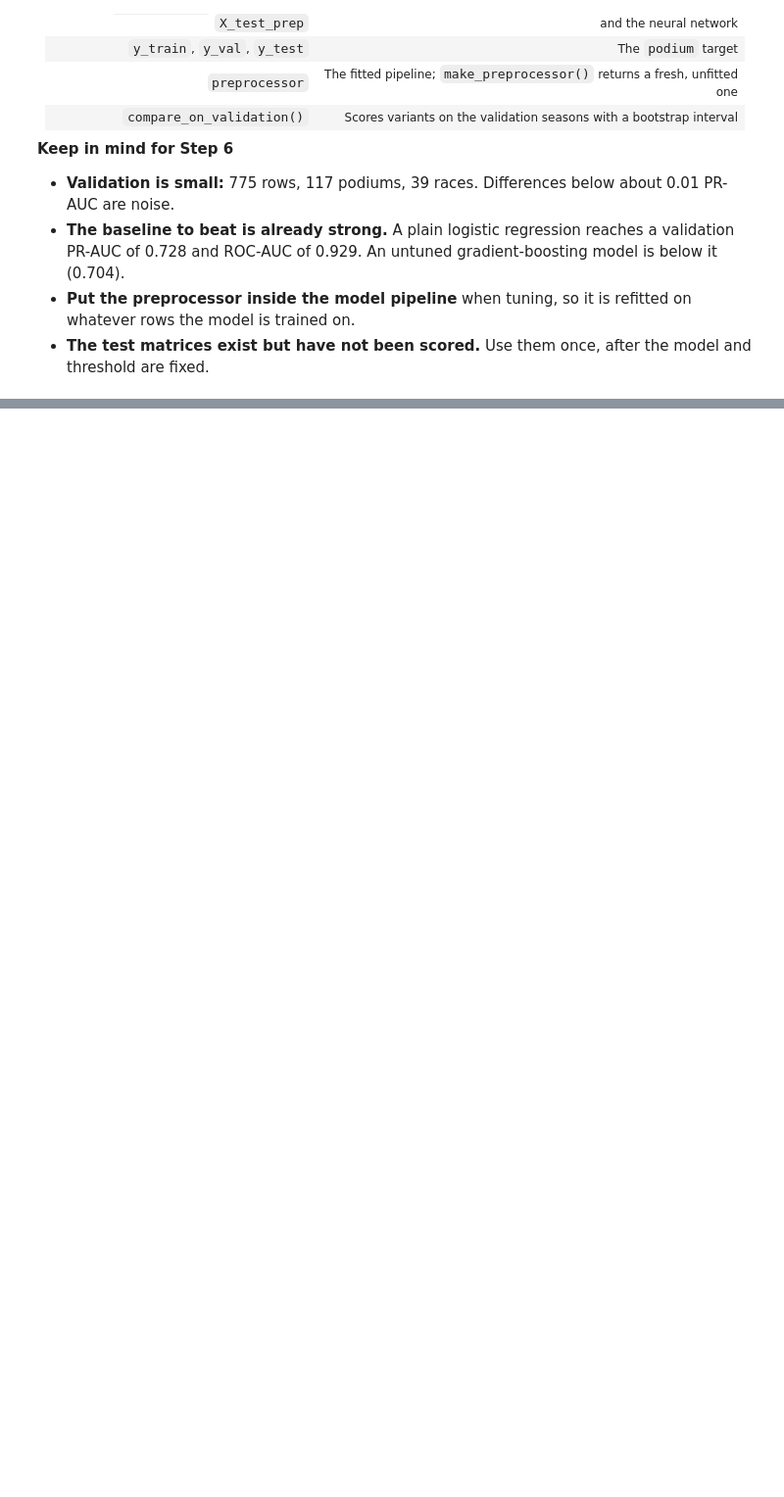
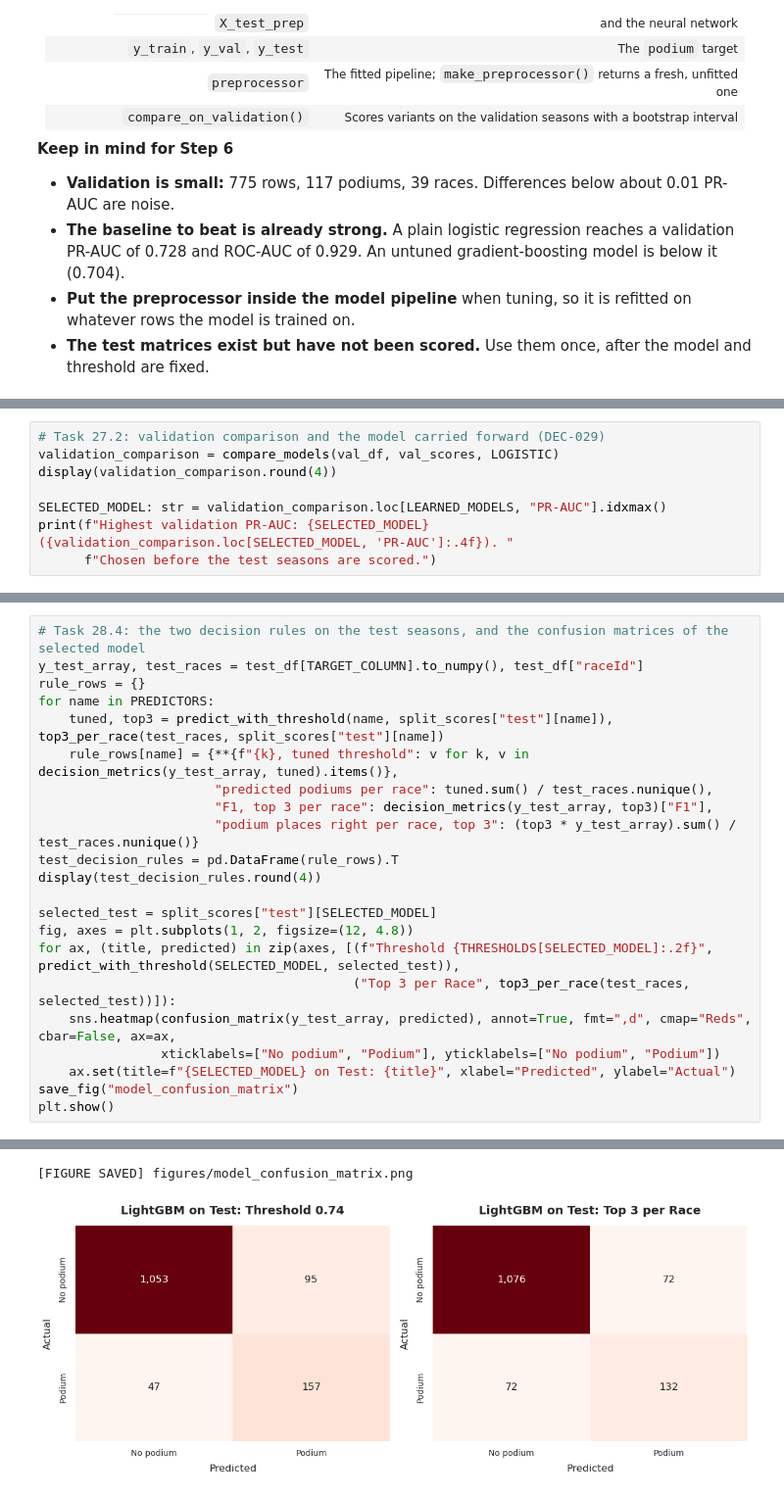
Before and after one commit to Abdel-RahmanIII/Formula-1, a Jupyter notebook: formula-1.ipynb, the cells around one changed output, grey strips where cells are left out. Shown at 98% size. Cells and saved outputs as stored; diff of their text form; blank space fills up the shorter version.

```diff
--- a/formula-1.ipynb
+++ b/formula-1.ipynb
@@ -2729,0 +3214,8 @@ print(f"[STEP 5 COMPLETE] Preprocessor fitted on {len(X_train):,} training rows;
+# %%
+# Task 27.2: validation comparison and the model carried forward (DEC-029)
+validation_comparison = compare_models(val_df, val_scores, LOGISTIC)
+display(validation_comparison.round(4))
+
+SELECTED_MODEL: str = validation_comparison.loc[LEARNED_MODELS, "PR-AUC"].idxmax()
+print(f"Highest validation PR-AUC: {SELECTED_MODEL} ({validation_comparison.loc[SELECTED_MODEL, 'PR-AUC']:.4f}). "
+      f"Chosen before the test seasons are scored.")
@@ -2729,0 +3324,23 @@ print(f"[STEP 5 COMPLETE] Preprocessor fitted on {len(X_train):,} training rows;
+# %%
+# Task 28.4: the two decision rules on the test seasons, and the confusion matrices of the selected model
+y_test_array, test_races = test_df[TARGET_COLUMN].to_numpy(), test_df["raceId"]
+rule_rows = {}
+for name in PREDICTORS:
+    tuned, top3 = predict_with_threshold(name, split_scores["test"][name]), top3_per_race(test_races, split_scores["test"][name])
+    rule_rows[name] = {**{f"{k}, tuned threshold": v for k, v in decision_metrics(y_test_array, tuned).items()},
+                       "predicted podiums per race": tuned.sum() / test_races.nunique(),
+                       "F1, top 3 per race": decision_metrics(y_test_array, top3)["F1"],
+                       "podium places right per race, top 3": (top3 * y_test_array).sum() / test_races.nunique()}
+test_decision_rules = pd.DataFrame(rule_rows).T
+display(test_decision_rules.round(4))
+
+selected_test = split_scores["test"][SELECTED_MODEL]
+fig, axes = plt.subplots(1, 2, figsize=(12, 4.8))
+for ax, (title, predicted) in zip(axes, [(f"Threshold {THRESHOLDS[SELECTED_MODEL]:.2f}", predict_with_threshold(SELECTED_MODEL, selected_test)),
+                                         ("Top 3 per Race", top3_per_race(test_races, selected_test))]):
+    sns.heatmap(confusion_matrix(y_test_array, predicted), annot=True, fmt=",d", cmap="Reds", cbar=False, ax=ax,
+                xticklabels=["No podium", "Podium"], yticklabels=["No podium", "Podium"])
+    ax.set(title=f"{SELECTED_MODEL} on Test: {title}", xlabel="Predicted", ylabel="Actual")
+save_fig("model_confusion_matrix")
+plt.show()
+# %% [output]
@@ -2729,0 +3353,2 @@ print(f"[STEP 5 COMPLETE] Preprocessor fitted on {len(X_train):,} training rows;
+[FIGURE SAVED] figures/model_confusion_matrix.png
+[figure, added]
```
Also changed, not shown: parts of 36 cells of this notebook, 6 other files.
